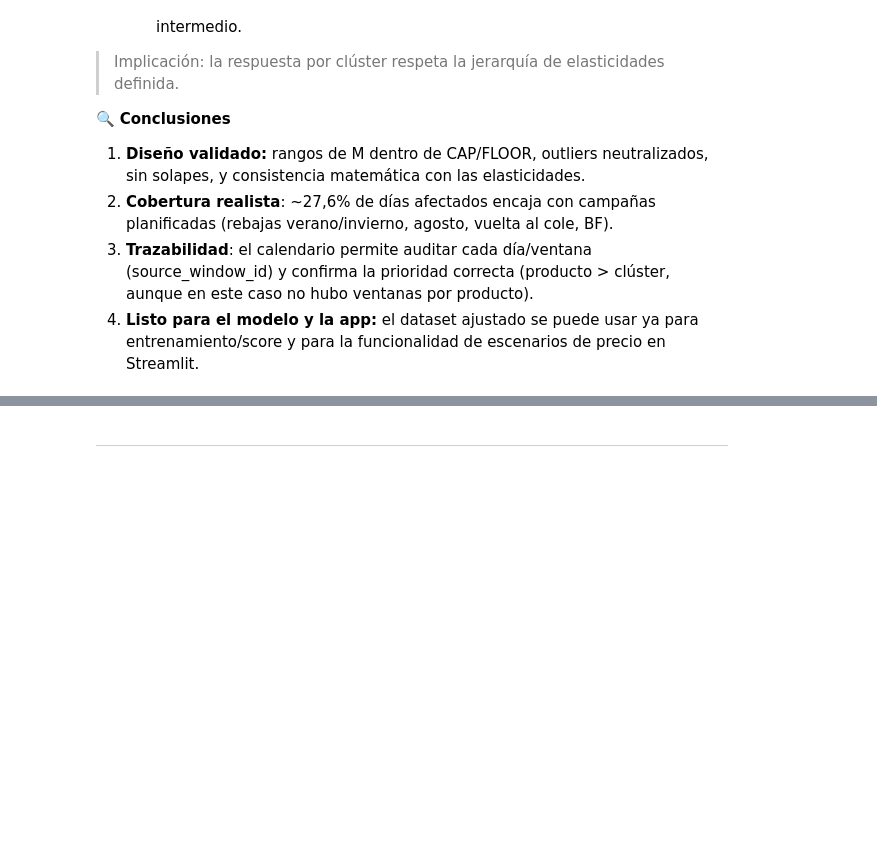
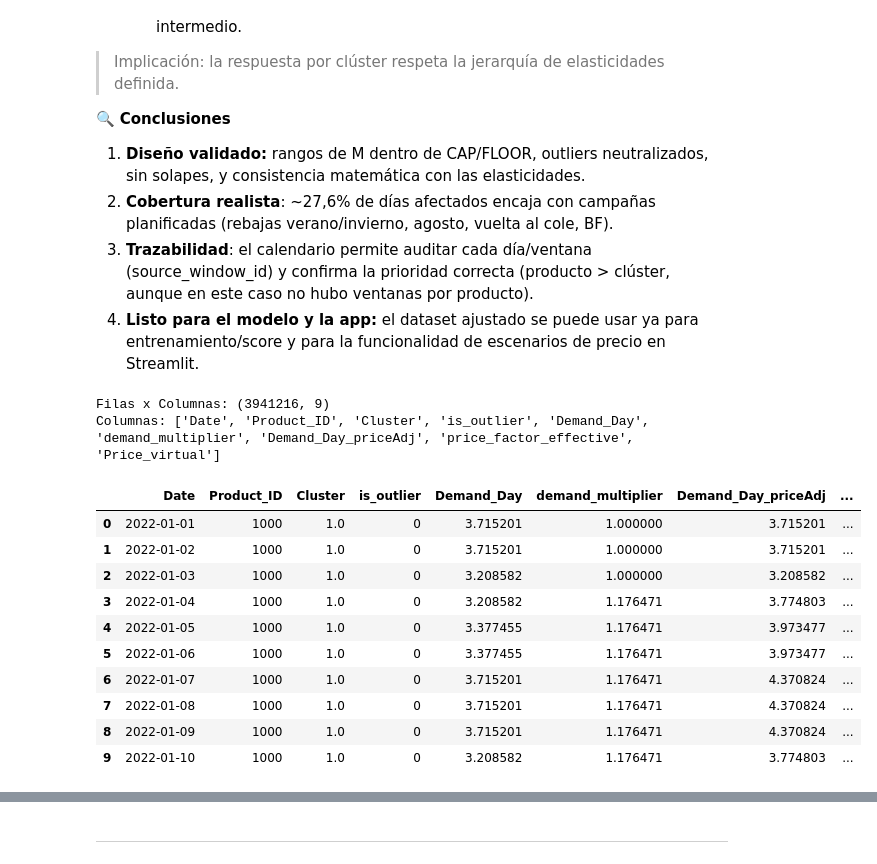
Before and after one commit to CrisRodFer/PFM2_Asistente_Compras_Inteligente, a Jupyter notebook: notebooks/PFM2..ipynb, the cells around one changed output, grey strips where cells are left out. Cells and saved outputs as stored; diff of their text form; code cells hidden in the pictures; blank space fills up the shorter version.

```diff
--- a/notebooks/PFM2..ipynb
+++ b/notebooks/PFM2..ipynb
@@ -10933,3 +11030,55 @@ Top ventanas por intensidad agregada (∑|M-1|):
 2. **Cobertura realista**: ~27,6% de días afectados encaja con campañas planificadas (rebajas verano/invierno, agosto, vuelta al cole, BF).
 3. **Trazabilidad**: el calendario permite auditar cada día/ventana (source_window_id) y confirma la prioridad correcta (producto > clúster, aunque en este caso no hubo ventanas por producto).
 4. **Listo para el modelo y la app:** el dataset ajustado se puede usar ya para entrenamiento/score y para la funcionalidad de escenarios de precio en Streamlit.
+# %%
+# === Vista rápida del ajustado sin cargar todo ===
+from pathlib import Path
+import os, pandas as pd
+from pyarrow.parquet import ParquetFile  # usamos esto solo para leer el esquema (muy rápido)
+
+ROOT = Path(os.getenv(
+    "PFM2_ROOT",
+    r"C:\Users\crisr\Desktop\Máster Data Science & IA\PROYECTO\PFM2_Asistente_Compras_Inteligente"
+))
+P = ROOT / "data" / "processed" / "demanda_price_adjusted.parquet"
+
+# 1) Miramos qué columnas existen sin leer el parquet completo
+pf = ParquetFile(P)
+cols_exists = set(pf.schema.names)
+
+# 2) Elegimos solo las que nos interesan (usando las que haya disponibles)
+want = [
+    "Date","Fecha",
+    "Product_ID","Cluster","is_outlier",
+    "Demand_Day","sales_quantity",
+    "demand_multiplier","Demand_Day_priceAdj",
+    "price_factor_effective","Price_virtual","Price_index_virtual"
+]
+use_cols = [c for c in want if c in cols_exists]
+
+df = pd.read_parquet(P, columns=use_cols)
+print("Filas x Columnas:", df.shape)
+print("Columnas:", list(df.columns))
+
+# 3) Normalizamos nombres mínimos para verlos cómodos
+rename_map = {}
+if "Fecha" in df.columns and "Date" not in df.columns: rename_map["Fecha"] = "Date"
+if "sales_quantity" in df.columns and "Demand_Day" not in df.columns: rename_map["sales_quantity"] = "Demand_Day"
+df = df.rename(columns=rename_map)
+
+# 4) Vista rápida (primeras 10)
+df.head(10)
+# %% [output]
+Filas x Columnas: (3941216, 9)
+Columnas: ['Date', 'Product_ID', 'Cluster', 'is_outlier', 'Demand_Day', 'demand_multiplier', 'Demand_Day_priceAdj', 'price_factor_effective', 'Price_virtual']
+|  | Date | Product_ID | Cluster | is_outlier | Demand_Day | demand_multiplier | Demand_Day_priceAdj | ... |
+| 0 | 2022-01-01 | 1000 | 1.0 | 0 | 3.715201 | 1.000000 | 3.715201 | ... |
+| 1 | 2022-01-02 | 1000 | 1.0 | 0 | 3.715201 | 1.000000 | 3.715201 | ... |
+| 2 | 2022-01-03 | 1000 | 1.0 | 0 | 3.208582 | 1.000000 | 3.208582 | ... |
+| 3 | 2022-01-04 | 1000 | 1.0 | 0 | 3.208582 | 1.176471 | 3.774803 | ... |
+| 4 | 2022-01-05 | 1000 | 1.0 | 0 | 3.377455 | 1.176471 | 3.973477 | ... |
+| 5 | 2022-01-06 | 1000 | 1.0 | 0 | 3.377455 | 1.176471 | 3.973477 | ... |
+| 6 | 2022-01-07 | 1000 | 1.0 | 0 | 3.715201 | 1.176471 | 4.370824 | ... |
+| 7 | 2022-01-08 | 1000 | 1.0 | 0 | 3.715201 | 1.176471 | 4.370824 | ... |
+| 8 | 2022-01-09 | 1000 | 1.0 | 0 | 3.715201 | 1.176471 | 4.370824 | ... |
+| 9 | 2022-01-10 | 1000 | 1.0 | 0 | 3.208582 | 1.176471 | 3.774803 | ... |
```
Also changed, not shown: parts of 17 cells of this notebook, 3 other files.
